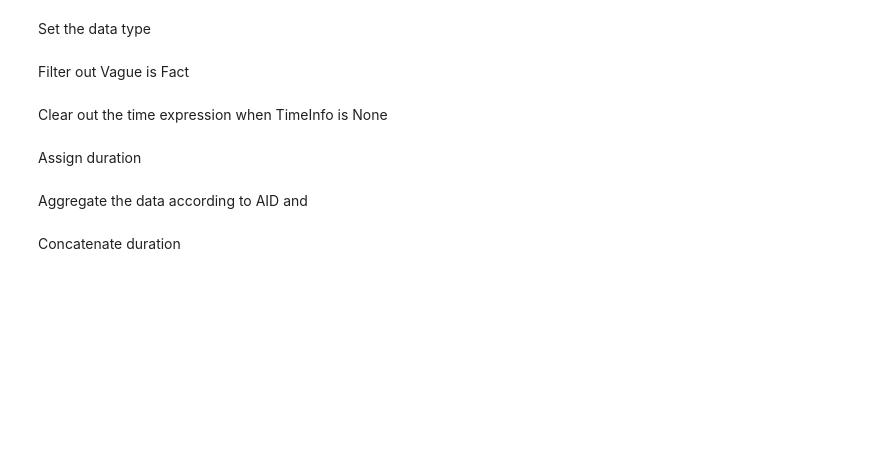
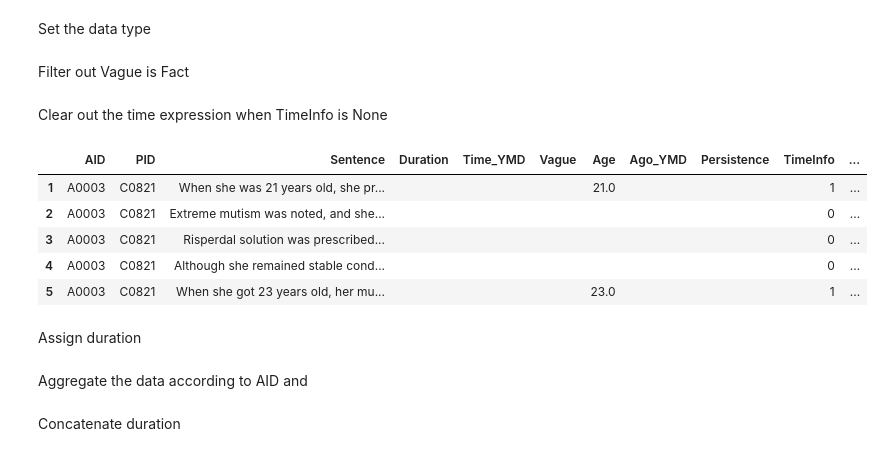
Before and after one commit to chienhung1519/psy-course, a Jupyter notebook: workspace.ipynb, the cells around one changed output. Saved outputs shown, nothing was run; the diff lists cells and outputs as text; code cells hidden in the pictures; blank space fills up the shorter version.

Commit message:
debug: clear out time expression when TimeInfo is 0

```diff
--- a/workspace.ipynb
+++ b/workspace.ipynb
@@ -875,11 +875,20 @@ data = data[data.Vague != "Fact"]
 Clear out the time expression when TimeInfo is None
 # %%
 def clear_no_time(row):
-    if pd.isna(row.TimeInfo):
+    if row.TimeInfo == 0:
         for t_name in TIME_NAME:
             setattr(row, t_name, "")
     return row
 data = data.apply(clear_no_time, axis=1)
+# %%
+data.head()
+# %% [output]
+|  | AID | PID | Sentence | Duration | Time_YMD | Vague | Age | Ago_YMD | Persistence | TimeInfo | ... |
+| 1 | A0003 | C0821 | When she was 21 years old, she pr... |  |  |  | 21.0 |  |  | 1 | ... |
+| 2 | A0003 | C0821 | Extreme mutism was noted, and she... |  |  |  |  |  |  | 0 | ... |
+| 3 | A0003 | C0821 | Risperdal solution was prescribed... |  |  |  |  |  |  | 0 | ... |
+| 4 | A0003 | C0821 | Although she remained stable cond... |  |  |  |  |  |  | 0 | ... |
+| 5 | A0003 | C0821 | When she got 23 years old, her mu... |  |  |  | 23.0 |  |  | 1 | ... |
 # %% [markdown]
 Assign duration
 # %%
```
Also changed, not shown: 1 other file.
